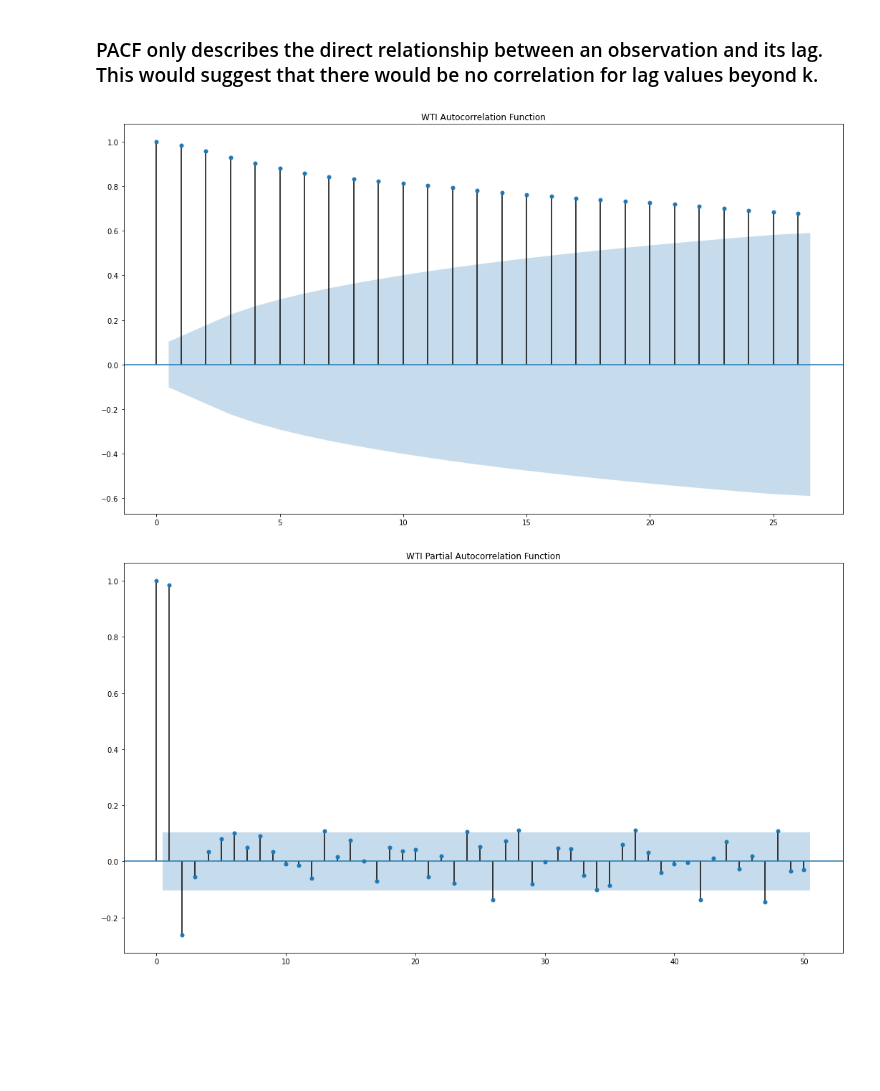
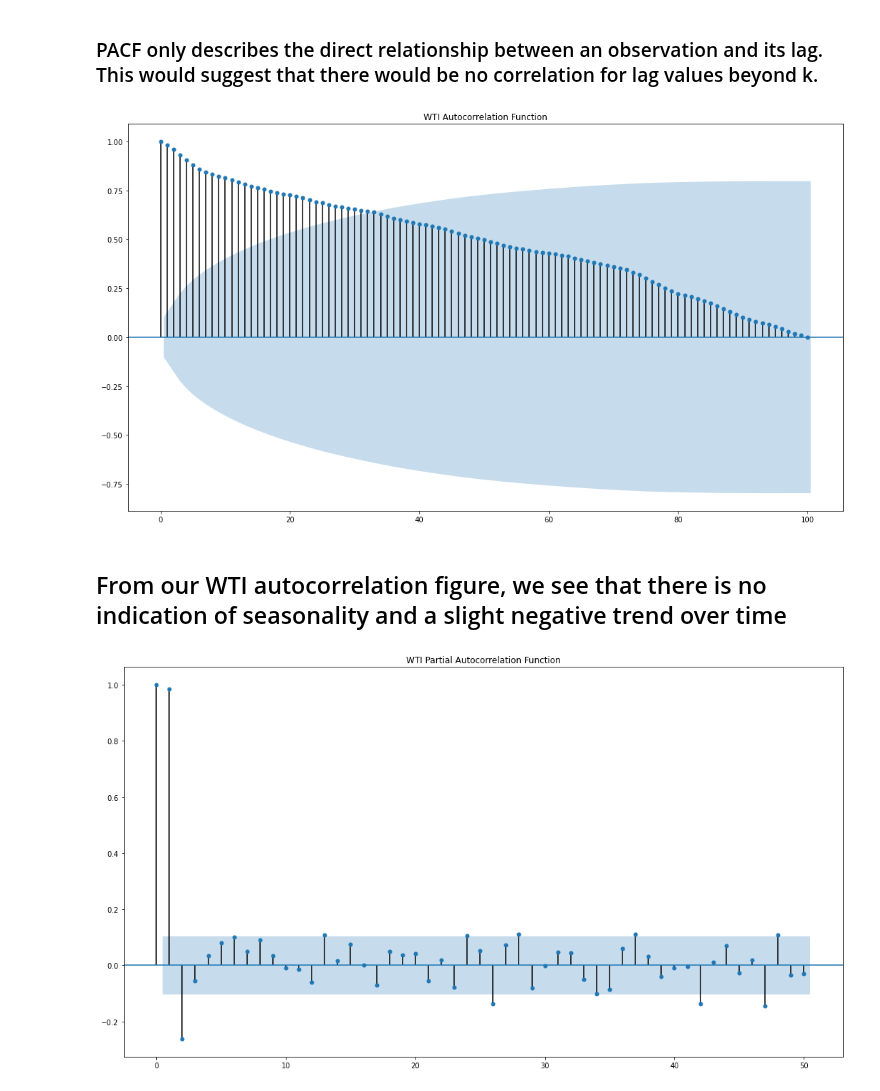
Before and after one commit to OlegRyzhkov2020/oil-project, a Jupyter notebook: analysis_in_R/Python_Time_Series_monthly.ipynb, the cells around one changed output. Cells and saved outputs as stored; diff of their text form; code cells hidden in the pictures; blank space fills up the shorter version.

Commit message:
updating ARIMA daily time series analyses

```diff
--- a/analysis_in_R/Python_Time_Series_monthly.ipynb
+++ b/analysis_in_R/Python_Time_Series_monthly.ipynb
@@ -253,11 +253,13 @@ Critical Values:
 
 ### PACF only describes the direct relationship between an observation and its lag. This would suggest that there would be no correlation for lag values beyond k.
 # %%
-plot_acf(WTI_ts)
+plot_acf(WTI_ts, lags=100)
 plt.title('WTI Autocorrelation Function')
 plt.show()
 # %% [output]
-[figure, old version]
+[figure, new version]
+# %% [markdown]
+## From our WTI autocorrelation figure, we see that there is no indication of seasonality and a slight negative trend over time
 # %%
 plot_pacf(WTI_ts, lags=50)
 plt.title('WTI Partial Autocorrelation Function')
```
Also changed, not shown: parts of 6 cells of this notebook, 7 other files.
